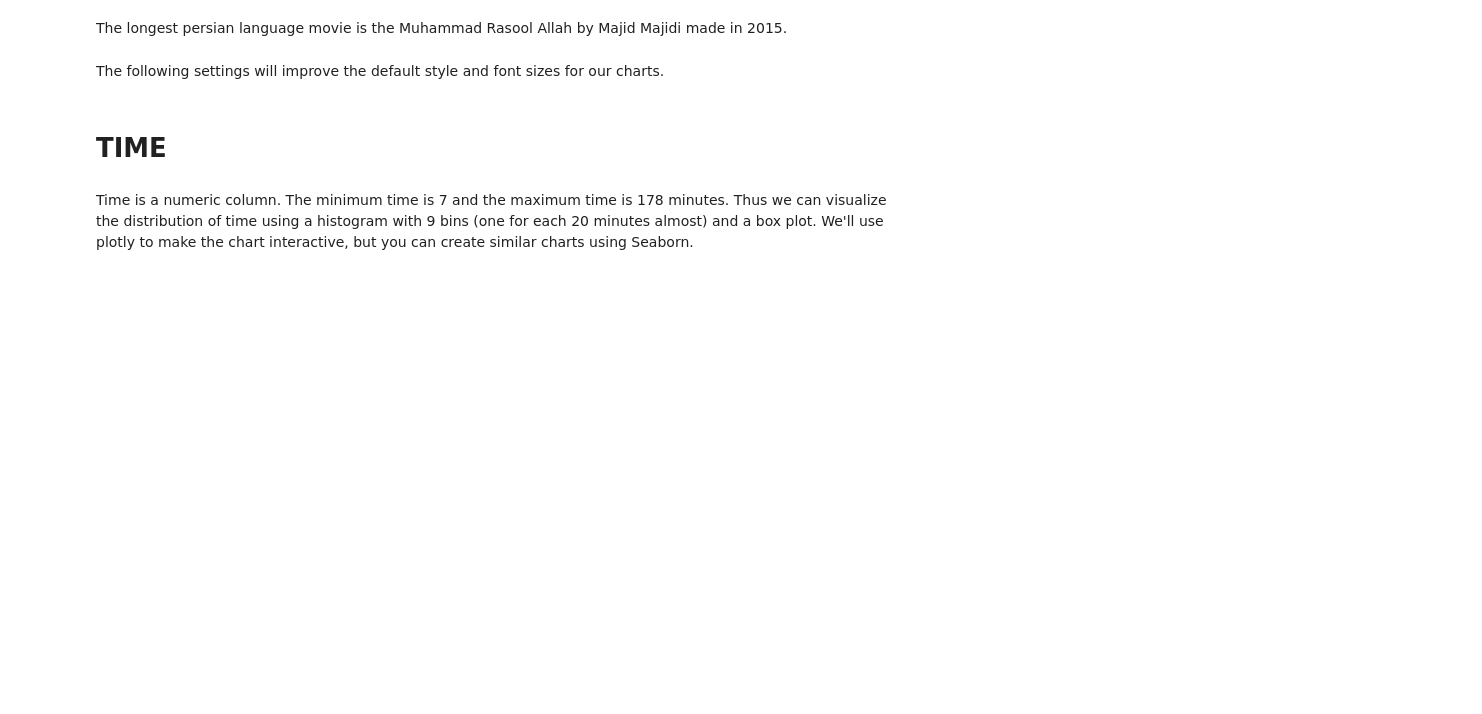
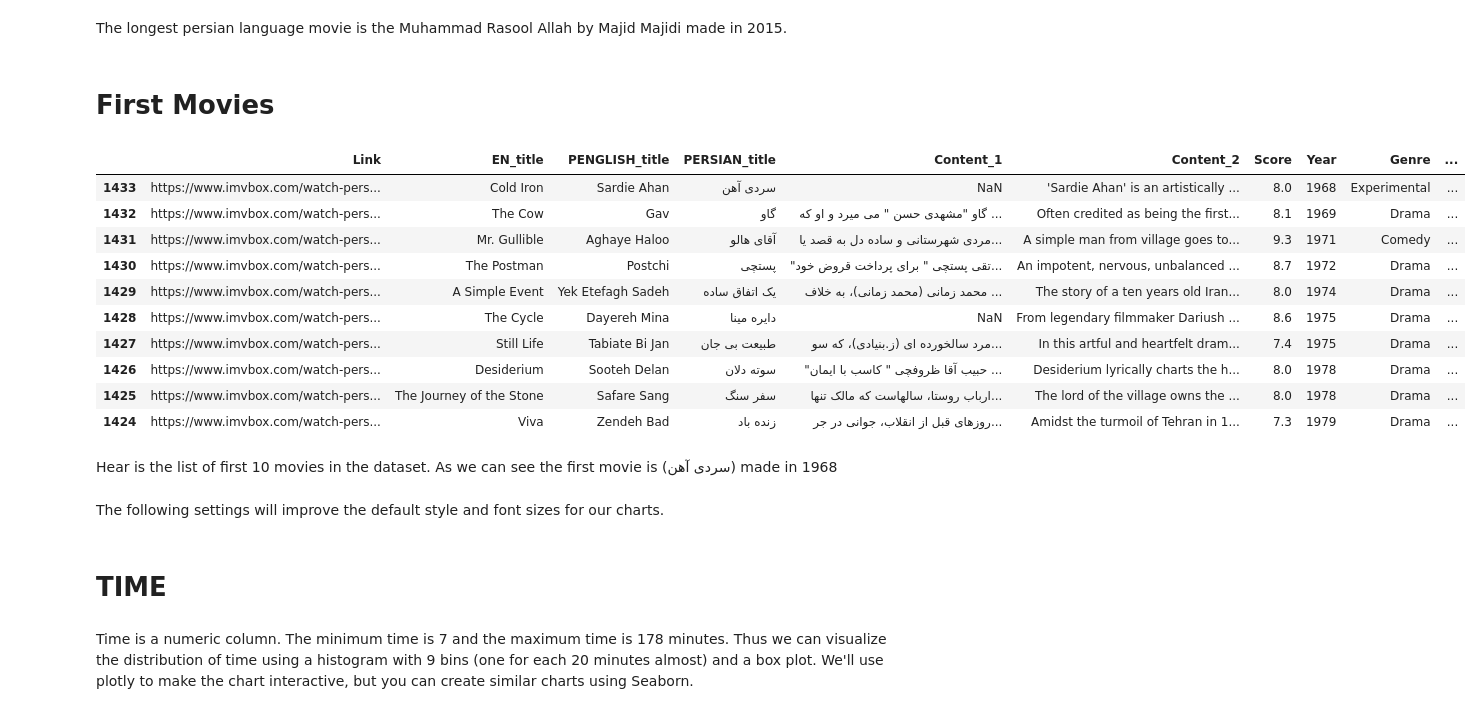
Before and after one commit to hoseinmrh/Iranian_movies_analysis, a Jupyter notebook: Movies.ipynb, the cells around one changed output. Cells and saved outputs as stored; diff of their text form; code cells hidden in the pictures; blank space fills up the shorter version.

```diff
--- a/Movies.ipynb
+++ b/Movies.ipynb
@@ -185,6 +187,25 @@ longest_movies
 | 405 | https://www.imvbox.com/watch-pers... | Muhammad The Messenger of God | Muhammad Rasool Allah | محمد رسول الله | فیلم ایرانی محمد رسول الله ساخته ... | By the order of Abraha, King of H... | 7.5 | 2015 | History | ... |
 # %% [markdown]
 The longest persian language movie is the Muhammad Rasool Allah by Majid Majidi made in 2015.
+# %% [markdown]
+# First Movies
+# %%
+first_movies = df.sort_values('Year', ascending= True).head(10)
+first_movies
+# %% [output]
+|  | Link | EN_title | PENGLISH_title | PERSIAN_title | Content_1 | Content_2 | Score | Year | Genre | ... |
+| 1433 | https://www.imvbox.com/watch-pers... | Cold Iron | Sardie Ahan | سردی آهن | NaN | 'Sardie Ahan' is an artistically ... | 8.0 | 1968 | Experimental | ... |
+| 1432 | https://www.imvbox.com/watch-pers... | The Cow | Gav | گاو | گاو "مشهدی حسن " می میرد و او که ... | Often credited as being the first... | 8.1 | 1969 | Drama | ... |
+| 1431 | https://www.imvbox.com/watch-pers... | Mr. Gullible | Aghaye Haloo | آقای هالو | مردی شهرستانی و ساده دل به قصد یا... | A simple man from village goes to... | 9.3 | 1971 | Comedy | ... |
+| 1430 | https://www.imvbox.com/watch-pers... | The Postman | Postchi | پستچی | "تقی پستچی " برای پرداخت قروض خود... | An impotent, nervous, unbalanced ... | 8.7 | 1972 | Drama | ... |
+| 1429 | https://www.imvbox.com/watch-pers... | A Simple Event | Yek Etefagh Sadeh | یک اتفاق ساده | محمد زمانی (محمد زمانی)، به خلاف ... | The story of a ten years old Iran... | 8.0 | 1974 | Drama | ... |
+| 1428 | https://www.imvbox.com/watch-pers... | The Cycle | Dayereh Mina | دایره مینا | NaN | From legendary filmmaker Dariush ... | 8.6 | 1975 | Drama | ... |
+| 1427 | https://www.imvbox.com/watch-pers... | Still Life | Tabiate Bi Jan | طبیعت بی جان | مرد سالخورده ای (ز.بنیادی)، که سو... | In this artful and heartfelt dram... | 7.4 | 1975 | Drama | ... |
+| 1426 | https://www.imvbox.com/watch-pers... | Desiderium | Sooteh Delan | سوته دلان | "حبیب آقا ظروفچی " کاسب با ایمان ... | Desiderium lyrically charts the h... | 8.0 | 1978 | Drama | ... |
+| 1425 | https://www.imvbox.com/watch-pers... | The Journey of the Stone | Safare Sang | سفر سنگ | ارباب روستا، سالهاست که مالک تنها... | The lord of the village owns the ... | 8.0 | 1978 | Drama | ... |
+| 1424 | https://www.imvbox.com/watch-pers... | Viva | Zendeh Bad | زنده باد | روزهای قبل از انقلاب، جوانی در جر... | Amidst the turmoil of Tehran in 1... | 7.3 | 1979 | Drama | ... |
+# %% [markdown]
+Hear is the list of first 10 movies in the dataset. As we can see the first movie is (سردی آهن) made in 1968
 # %%
 !pip install plotly matplotlib seaborn --quiet
 # %%
```
Also changed, not shown: parts of 15 cells of this notebook.
